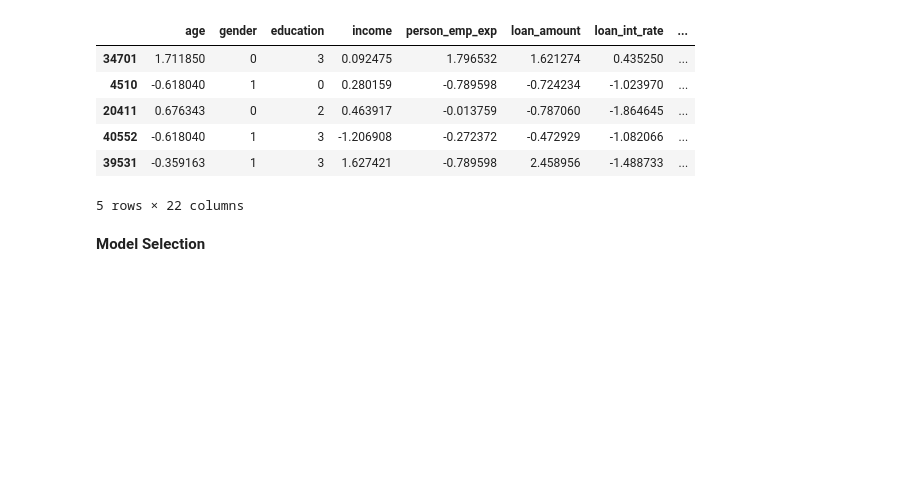
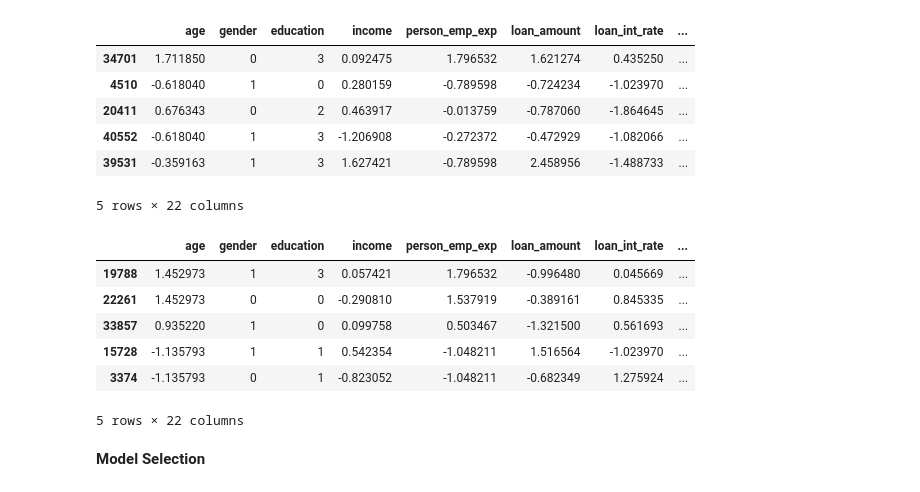
Before and after one commit to ShahadAljnidi/repo_data_analysis-, a Jupyter notebook: DataAnalyse_1 .ipynb, the cells around one changed output. Cells and saved outputs as stored; diff of their text form; code cells hidden in the pictures; blank space fills up the shorter version.

```diff
--- a/DataAnalyse_1 .ipynb
+++ b/DataAnalyse_1 .ipynb
@@ -591,5 +591,15 @@ OHE_x_train.head()
 | 40552 | -0.618040 | 1 | 3 | -1.206908 | -0.272372 | -0.472929 | -1.082066 | ... |
 | 39531 | -0.359163 | 1 | 3 | 1.627421 | -0.789598 | 2.458956 | -1.488733 | ... |
 5 rows × 22 columns
+# %%
+OHE_x_test.head()
+# %% [output]
+|  | age | gender | education | income | person_emp_exp | loan_amount | loan_int_rate | ... |
+| 19788 | 1.452973 | 1 | 3 | 0.057421 | 1.796532 | -0.996480 | 0.045669 | ... |
+| 22261 | 1.452973 | 0 | 0 | -0.290810 | 1.537919 | -0.389161 | 0.845335 | ... |
+| 33857 | 0.935220 | 1 | 0 | 0.099758 | 0.503467 | -1.321500 | 0.561693 | ... |
+| 15728 | -1.135793 | 1 | 1 | 0.542354 | -1.048211 | 1.516564 | -1.023970 | ... |
+| 3374 | -1.135793 | 0 | 1 | -0.823052 | -1.048211 | -0.682349 | 1.275924 | ... |
+5 rows × 22 columns
 # %% [markdown]
 ****Model Selection****
```
Also changed, not shown: parts of 5 cells of this notebook.
